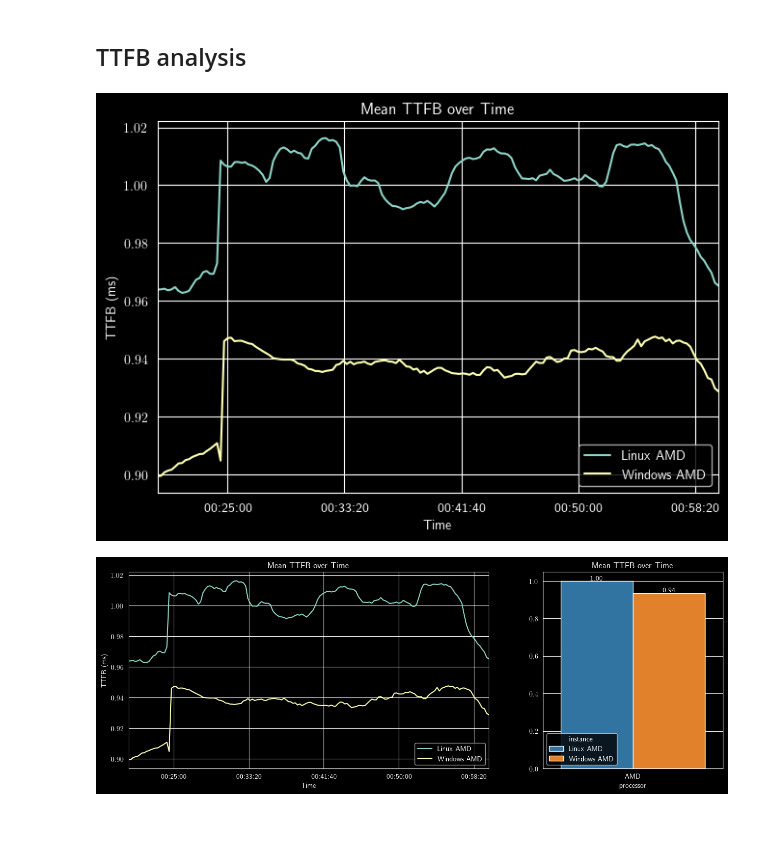
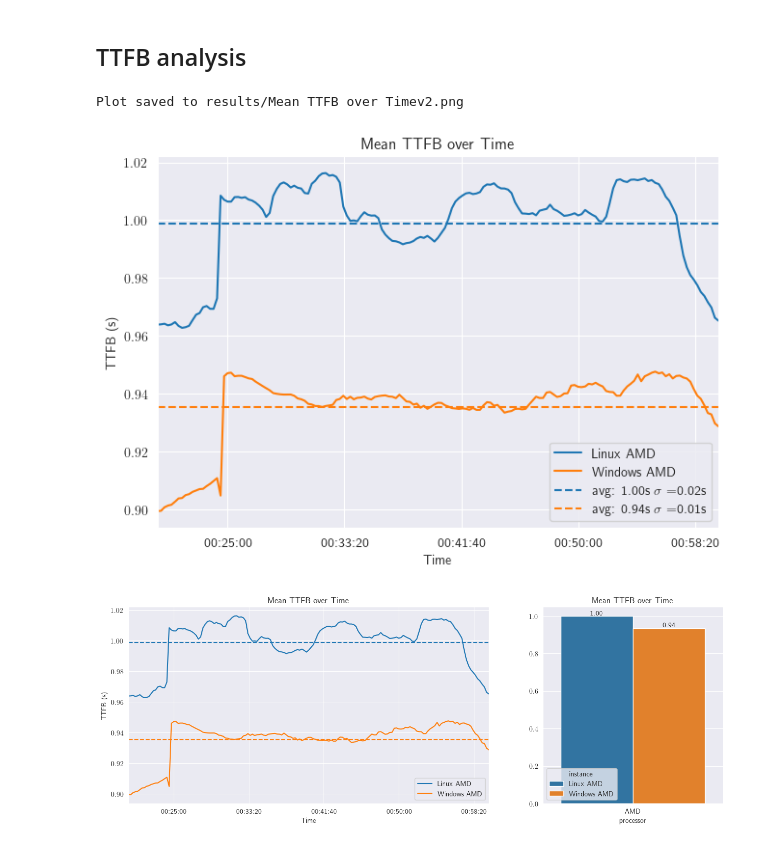
Before and after one commit to epicor-yasuomaidana/metrics-analysis, a Jupyter notebook: Quick Comparison.ipynb, the cells around one changed output. Drawn from its saved outputs; the diff is of its cells as text; code cells hidden in the pictures.

Commit message:
Adding Mean TTFB analysis

```diff
--- a/Quick Comparison.ipynb
+++ b/Quick Comparison.ipynb
@@ -213,11 +213,9 @@ def save_plot_if_new(filename: str, dpi: int = 300, style: str = matplotx.styles
     if not os.path.exists(filename):
         if style:
             with plt.style.context(style):
-                plt.tight_layout()
-                plt.savefig(filename, dpi=dpi)
+                plt.savefig(filename, dpi=dpi, transparent=True)
         else:
-            plt.tight_layout()
-            plt.savefig(filename, dpi=dpi)
+            plt.savefig(filename, dpi=dpi, transparent=True)
         print(f"Plot saved to {filename}")
 # %% [markdown]
 ## Data loading
@@ -318,21 +315,43 @@ plt.show()
 # %% [markdown]
 ## TTFB analysis
 # %%
-plot_over_time(mean_ttfb, "mean", 'Mean TTFB over Time', 'TTFB (ms)')
+fig, ax = plt.subplots(figsize=(7.5, 5))
+instances = mean_ttfb["instance"].unique()
+palette = dict(zip(instances, sns.color_palette("tab10", len(instances))))
+
+# Plot the time series
+plot_over_time(mean_ttfb, "mean", 'Mean TTFB over Time', 'TTFB (s)', ax=ax)
+
+# Plot average per instance
+for name, group in mean_ttfb.groupby("instance"):
+    mean_value = group["mean"].mean()
+    std_value = group["mean"].std()
+    ax.axhline(mean_value, color=palette[name], linestyle="--", label=rf"avg: {mean_value:.2f}s $\sigma$ ={std_value:.2f}s")
+
+ax.legend()
+save_plot_if_new("results/Mean TTFB over Timev2.png", dpi=300)
+plt.show()
 # %% [output]
+Plot saved to results/Mean TTFB over Timev2.png
-[figure, old version]
+[figure, new version]
 # %%
 fig = plt.figure(figsize=(15, 5))  # Increase width
 gs = gridspec.GridSpec(1, 2, width_ratios=[2, 1])  # 2/3 and 1/3
 
 ax1 = fig.add_subplot(gs[0])
-plot_over_time(mean_ttfb, "mean", 'Mean TTFB over Time', 'TTFB (ms)', ax=ax1)
+plot_over_time(mean_ttfb, "mean", 'Mean TTFB over Time', 'TTFB (s)', ax=ax1)
+
+for name, group in mean_ttfb.groupby("instance"):
+    mean_value = group["mean"].mean()
+    std_value = group["mean"].std()
+    ax1.axhline(mean_value, color=palette[name], linestyle="--")
+
 ax2 = fig.add_subplot(gs[1])
 plot_bar(mean_ttfb, "processor", "mean", "Mean TTFB over Time", "", ax=ax2, show_numbers=True, errorbar=None,
          estimator="mean", fmt="%.2f")
 plt.show()
 # %% [output]
-[figure, old version]
+[figure, new version]
 # %%
 fig, ax = plt.subplots(figsize=(12, 5))
 plot_throughput_hist(
```
Also changed, not shown: parts of 9 cells of this notebook.
